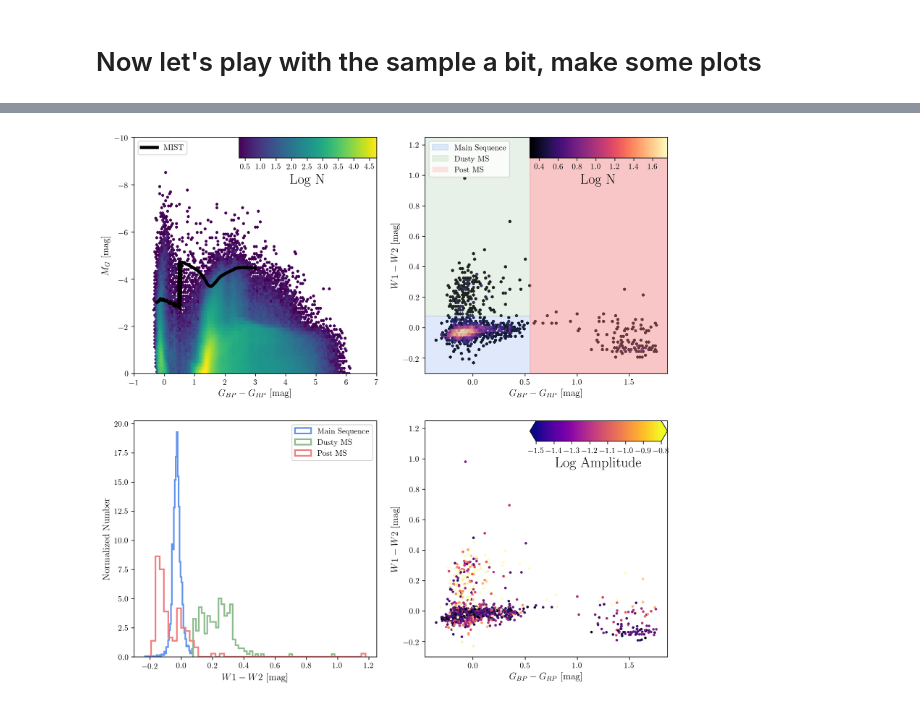
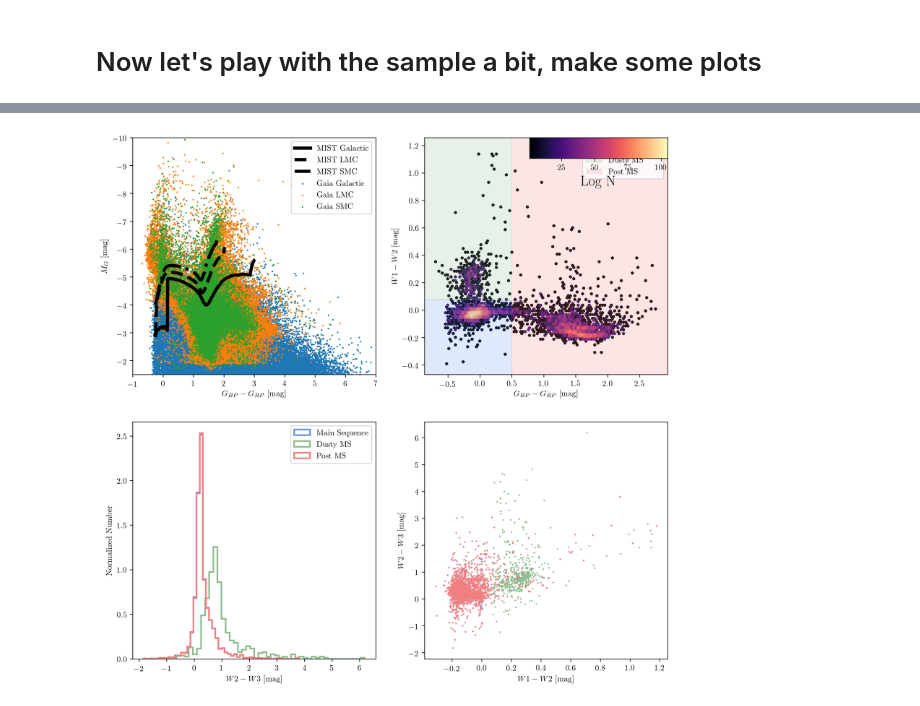
Before and after one commit to tzdwi/GaiaSprintMassive, a Jupyter notebook: WISE/data/bright_sample/sample.ipynb, the cells around one changed output, grey strips where cells are left out. Saved outputs shown, nothing was run; the diff lists cells and outputs as text; code cells hidden in the pictures.

Commit message:
getting started back up again! New sample!

```diff
--- a/WISE/data/bright_sample/sample.ipynb
+++ b/WISE/data/bright_sample/sample.ipynb
@@ -261,0 +25,3 @@ Text(0,0.5,'N')
+# %%
+tables = glob('bright_*-*-result.csv')
+tables
@@ -261,0 +59,3 @@ Text(0,0.5,'N')
+# %%
+mc_tables = glob('bright*mc*')
+mc_tables
@@ -261,0 +121,6 @@ Text(0,0.5,'N')
+# %%
+#Separate out MC stars from Galactic stars
+galactic_result = result[~result['source_id'].isin(mc_result['source_id'])]
+#Add MC stars back in
+all_stars = pd.concat([galactic_result,mc_result])
+len(all_stars)
@@ -276,34 +424,31 @@ PostMainSequence = good[good['(BP_RP)_0'] >= 0.5]
+# %%
+MainSequence = good[(good['BP-RP'] < 0.5)&good['W1-W2']<=0.075]
+PostMainSequence = good[good['BP-RP'] >= 0.5]
+DustyMS = good[(good['BP-RP'] < 0.5)&(good['W1-W2'] > 0.075)]
 # %%
 fig, axes = plt.subplots(2,2,figsize=(12,12),dpi=300)
 
-axes[0,0].plot(min_cols,min_mags,'-k',lw=4,label='MIST')
-axes[0,0].legend(loc=2)
-hexb = axes[0,0].hexbin(result['(BP_RP)_0'],result['M_G'],mincnt=1,bins='log')
-axes[0,0].set(xlim=(-1,7), ylim=(0,-10), xlabel=(r'$G_{BP}-G_{RP}$ [mag]'), ylabel=('$M_G$ [mag]'))
+axes[0,0].plot(Gmin_cols,Gmin_mags,'-k',lw=4,label='MIST Galactic')
+axes[0,0].plot(Lmin_cols,Lmin_mags,'--k',lw=4,label='MIST LMC')
+axes[0,0].plot(Smin_cols,Smin_mags,'-.k',lw=4,label='MIST SMC')
+axes[0,0].scatter(all_stars[all_stars['Galaxy']=='Milky Way']['BP-RP'],all_stars[all_stars['Galaxy']=='Milky Way']['M_G'],s=1,label='Gaia Galactic')
+axes[0,0].scatter(all_stars[all_stars['Galaxy']=='LMC']['BP-RP'],all_stars[all_stars['Galaxy']=='LMC']['M_G'],s=1,label='Gaia LMC')
+axes[0,0].scatter(all_stars[all_stars['Galaxy']=='SMC']['BP-RP'],all_stars[all_stars['Galaxy']=='SMC']['M_G'],s=1,label='Gaia SMC')
+axes[0,0].legend()
+axes[0,0].set(xlim=(-1,7), ylim=(-1.5,-10), xlabel=(r'$G_{BP}-G_{RP}$ [mag]'), ylabel=('$M_G$ [mag]'))
 
-hexclim = hexb.get_clim()
-cbax = fig.add_subplot(111)
-bounds = axes[0,0].get_position()
-cbax.set_position([bounds.x0+bounds.width-0.2,bounds.y0+bounds.height-0.03, 0.2, 0.03])
-norm = colors.Normalize(vmin=hexclim[0], vmax=hexclim[1])
-cb1 = cbar.ColorbarBase(cbax, cmap='viridis',
-                                norm=norm,
-                                orientation='horizontal')
-cb1.set_label('Log N',fontsize=18)
 
-opt_color = good['(BP_RP)_0']
+opt_color = good['BP-RP']
 ir_color = good['W1-W2']
 hexb = axes[0,1].hexbin(opt_color,ir_color,mincnt=1, bins='log', cmap='magma')
 colax_xlim = axes[0,1].get_xlim()
 colax_ylim = axes[0,1].get_ylim()
-axes[0,1].fill([colax_xlim[0],0.55,0.55,colax_xlim[0]],[colax_ylim[0],colax_ylim[0],0.075,0.075],
+axes[0,1].fill([colax_xlim[0],0.5,0.5,colax_xlim[0]],[colax_ylim[0],colax_ylim[0],0.075,0.075],
            alpha=0.2,c='cornflowerblue',label='Main Sequence')
-axes[0,1].fill([colax_xlim[0],0.55,0.55,colax_xlim[0]],[0.075,0.075,colax_ylim[1],colax_ylim[1]],
+axes[0,1].fill([colax_xlim[0],0.5,0.5,colax_xlim[0]],[0.075,0.075,colax_ylim[1],colax_ylim[1]],
            alpha=0.2,c='darkseagreen',label='Dusty MS')
-axes[0,1].axvspan(xmin=0.55,xmax=colax_xlim[1],facecolor='lightcoral',
+axes[0,1].axvspan(xmin=0.5,xmax=colax_xlim[1],facecolor='lightcoral',
               alpha=0.2,label='Post MS')
-axes[0,1].fill([0.55,colax_xlim[1],colax_xlim[1],0.55],[colax_ylim[0],colax_ylim[0],colax_ylim[1],colax_ylim[1]],
-           alpha=0.3,c='lightcoral',label='Dusty MS')
 axes[0,1].set(xlim=colax_xlim,ylim=colax_ylim,xlabel=r'$G_{BP}-G_{RP}$ [mag]',ylabel=r'$W1-W2$ [mag]')
 h,l = axes[0,1].get_legend_handles_labels()
 axes[0,1].legend(h[:3], l[:3])
@@ -317,38 +462,18 @@ cb1 = cbar.ColorbarBase(cbax, cmap='magma',
                                 orientation='horizontal')
 cb1.set_label('Log N',fontsize=18)
 
-mainsequence = bright[(bright['(BP_RP)_0']<=0.55)&(bright['W1-W2']<=0.075)]
-dustyms = bright[(bright['(BP_RP)_0']<=0.55)&(bright['W1-W2']>0.075)]
-postms = bright[(bright['(BP_RP)_0']>0.55)]
-dfs = [mainsequence,dustyms,postms]
+dfs = [MainSequence,DustyMS,PostMainSequence]
 cs = ['cornflowerblue','darkseagreen','lightcoral']
 labels = ['Main Sequence','Dusty MS','Post MS']
 for df,c,l in zip(dfs,cs,labels):
-    axes[1,0].hist(df['W1-W2'],color=c,label=l,histtype='step',density=True,bins=50,lw=2)
+    axes[1,0].hist(df['W2-W3'],color=c,label=l,histtype='step',density=True,bins=50,lw=2)
 axes[1,0].legend()
-axes[1,0].set(xlabel='$W1-W2$ [mag]',ylabel='Normalized Number')
+axes[1,0].set(xlabel='$W2-W3$ [mag]',ylabel='Normalized Number')
 
-bright_features = pd.read_csv('../../code/massive_features.csv')
-sample = pd.read_csv('massive.csv.gz')
-bright_features.drop(columns=['Unnamed: 0'],inplace=True)
-bright = pd.merge(sample,bright_features,left_on='original_ext_source_id',right_on='Name')
-opt_color = bright['(BP_RP)_0']
-ir_color = bright['W1-W2']
-scat = axes[1,1].scatter(opt_color,ir_color,c=np.log10(bright['Amplitude']), s=5, cmap='magma')
-colax_xlim = axes[1,1].get_xlim()
-colax_ylim = axes[1,1].get_ylim()
-axes[1,1].set(xlim=colax_xlim,ylim=colax_ylim,xlabel=r'$G_{BP}-G_{RP}$ [mag]',ylabel=r'$W1-W2$ [mag]')
-scat.set_clim(-1.5,-0.8)
-scatclim = scat.get_clim()
-cbax = fig.add_subplot(122)
-bounds = axes[1,1].get_position()
-cbax.set_position([bounds.x0+bounds.width-0.2,bounds.y0+bounds.height-0.03, 0.2, 0.03])
-norm = colors.Normalize(vmin=scatclim[0], vmax=scatclim[1])
-cb1 = cbar.ColorbarBase(cbax, cmap='plasma',
-                                norm=norm,
-                                orientation='horizontal',
-                                extend='both')
-cb1.set_label('Log Amplitude',fontsize=18)
+axes[1,1].scatter(MainSequence['W1-W2'],MainSequence['W2-W3'],s=1,c='cornflowerblue')
+axes[1,1].scatter(DustyMS['W1-W2'],DustyMS['W2-W3'],s=1,c='darkseagreen')
+axes[1,1].scatter(PostMainSequence['W1-W2'],PostMainSequence['W2-W3'],s=1,c='lightcoral')
+axes[1,1].set(ylabel=r'$W2-W3$ [mag]',xlabel=r'$W1-W2$ [mag]')
 
-plt.savefig('sample_plots.pdf')
+#plt.savefig('sample_plots.pdf')
 # %% [output]
@@ -355 +481 @@ plt.savefig('sample_plots.pdf')
-[figure, old version]
+[figure, new version]
```
Also changed, not shown: parts of 59 cells of this notebook, 15 other files.
